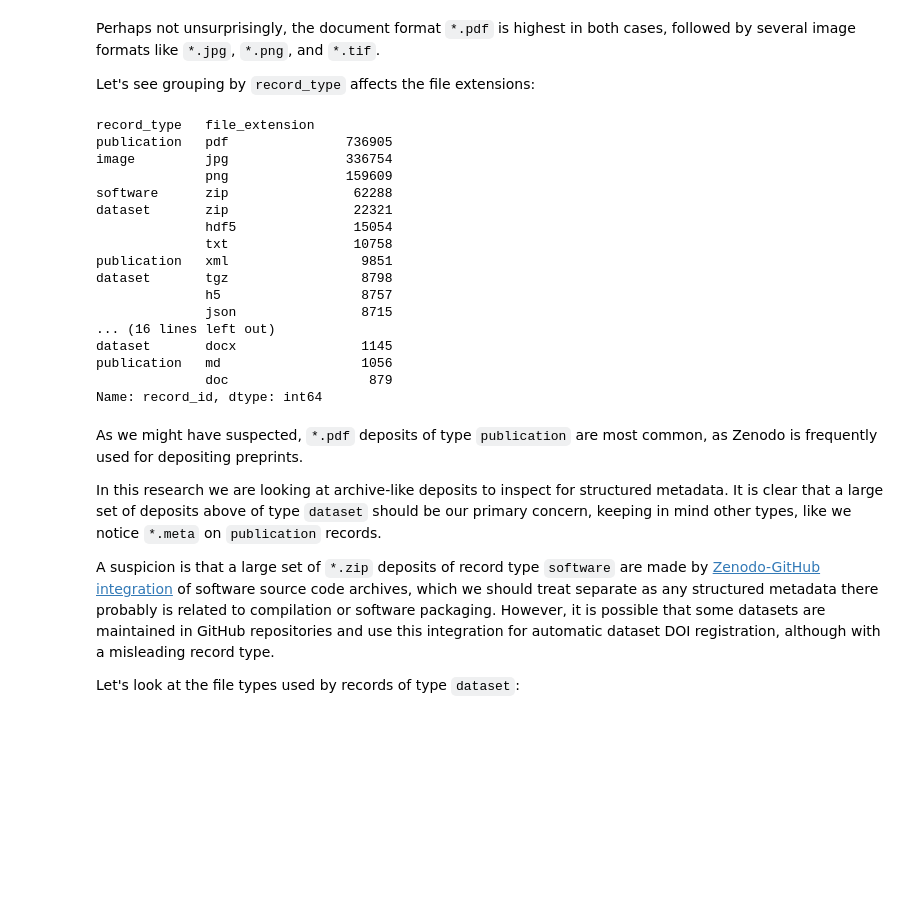
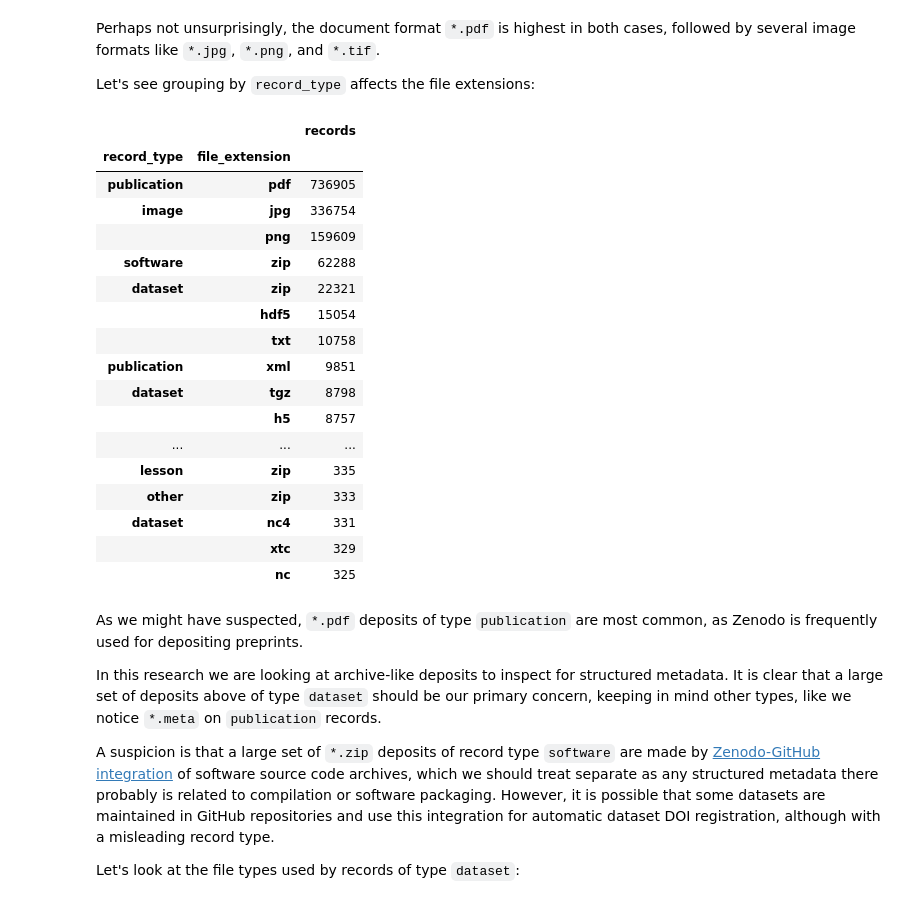
Before and after one commit to stain/ro-index-paper, a Jupyter notebook: code/analysis/analyze-zenodo.ipynb, the cells around one changed output. Drawn from its saved outputs; the diff is of its cells as text; code cells hidden in the pictures; blank space fills up the shorter version.

Commit message:
Updating tables to htmel

```diff
--- a/code/analysis/analyze-zenodo.ipynb
+++ b/code/analysis/analyze-zenodo.ipynb
@@ -158,26 +160,28 @@ Perhaps not unsurprisingly, the document format `*.pdf` is highest in both cases
 
 Let's see grouping by `record_type` affects the file extensions:
 # %%
-files.groupby(["record_type","file_extension"])["record_id"] \
-     .nunique().sort_values(ascending=False).head(30)
+exts_by_record_type = files.groupby(["record_type","file_extension"])["record_id"] \
+     .nunique().sort_values(ascending=False).head(50)
+exts_by_record_type.to_frame().rename(columns={"record_id": "records"})
 # %% [output]
-record_type   file_extension
-publication   pdf               736905
-image         jpg               336754
-              png               159609
-software      zip                62288
-dataset       zip                22321
-              hdf5               15054
-              txt                10758
-publication   xml                 9851
-dataset       tgz                 8798
-              h5                  8757
-              json                8715
-... (16 lines left out)
-dataset       docx                1145
-publication   md                  1056
-              doc                  879
-Name: record_id, dtype: int64
+|  |  | records |
+| record_type | file_extension |  |
+| publication | pdf | 736905 |
+| image | jpg | 336754 |
+|  | png | 159609 |
+| software | zip | 62288 |
+| dataset | zip | 22321 |
+|  | hdf5 | 15054 |
+|  | txt | 10758 |
+| publication | xml | 9851 |
+| dataset | tgz | 8798 |
+|  | h5 | 8757 |
+| ... | ... | ... |
+| lesson | zip | 335 |
+| other | zip | 333 |
+| dataset | nc4 | 331 |
+|  | xtc | 329 |
+|  | nc | 325 |
 # %% [markdown]
 As we might have suspected, `*.pdf` deposits of type `publication` are most common, as Zenodo is frequently used for depositing preprints.
 
```
Also changed, not shown: parts of 8 cells of this notebook.
